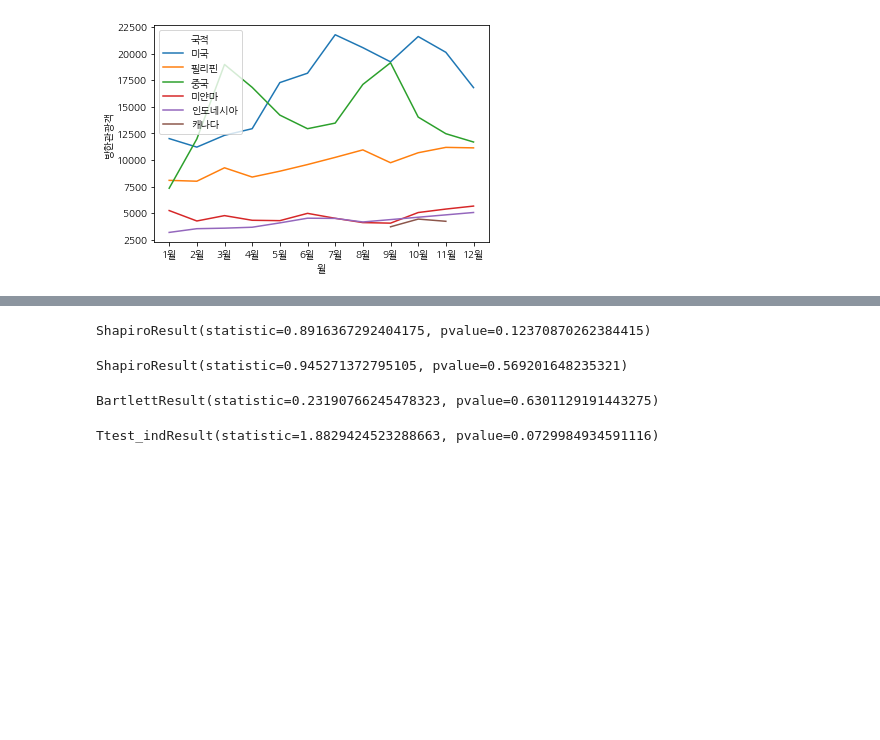
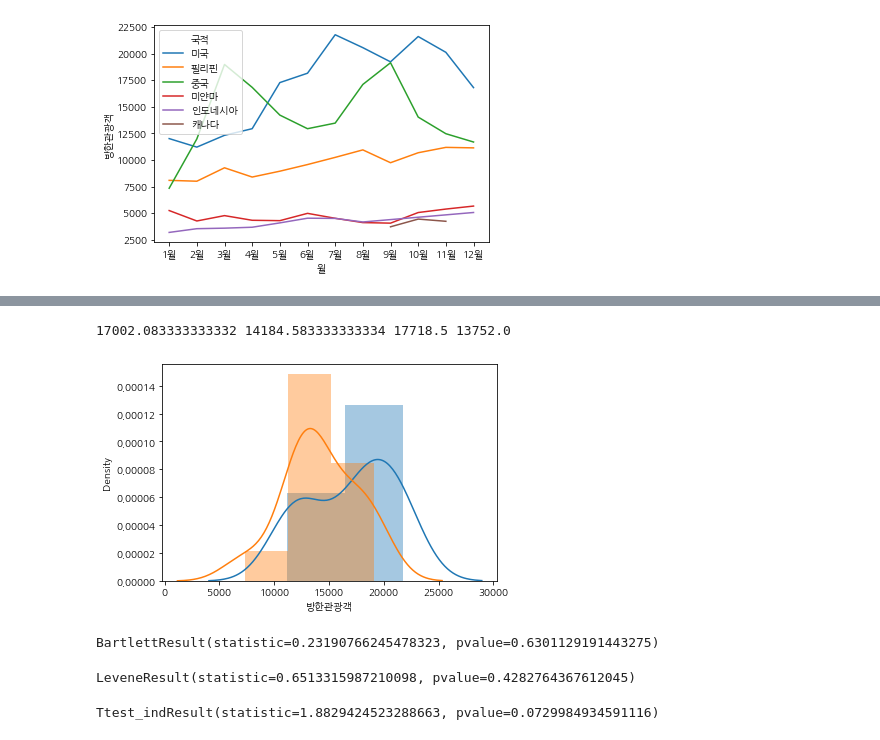
Before and after one commit to SDA2022/SDA-Project, a Jupyter notebook: 방한여행(국적별).ipynb, the cells around one changed output, grey strips where cells are left out. Drawn from its saved outputs; the diff is of its cells as text; code cells hidden in the pictures; blank space fills up the shorter version.

Commit message:
국가별 방한여행객 조사
데이터 다운/데이터 추출 및 병합/월별 방한여행객 lienplot/미국과 중국간의 방한여행객차이 t-test

```diff
--- a/방한여행(국적별).ipynb
+++ b/방한여행(국적별).ipynb
@@ -68,23 +95,32 @@ data_ch=data[data["국적"]=="중국"]
 # %%
-from scipy.stats import shapiro
-shapiro(data_usa["방한관광객"])
-#정규성 있음
+fig,ax=plt.subplots()
+sns.distplot(data_usa["방한관광객"],ax=ax)
+sns.distplot(data_ch["방한관광객"],ax=ax)
+print(np.mean(data_usa["방한관광객"]),np.mean(data_ch["방한관광객"]),np.median(data_usa["방한관광객"]),np.median(data_ch["방한관광객"]))
+
+#distplot을 그려보고 두 집단의 평균과 중앙값을 확인해보았을 때, 두 집단의 분포가 비슷한 것을 확인할 수 있다
 # %% [output]
-ShapiroResult(statistic=0.8916367292404175, pvalue=0.12370870262384415)
+17002.083333333332 14184.583333333334 17718.5 13752.0
+[figure, added]
 # %%
-shapiro(data_ch["방한관광객"])
-#정규성 있음
+stats.bartlett(data_usa["방한관광객"],data_ch["방한관광객"])
+#등분산성 만족
 # %% [output]
-ShapiroResult(statistic=0.945271372795105, pvalue=0.569201648235321)
+BartlettResult(statistic=0.23190766245478323, pvalue=0.6301129191443275)
 # %%
-stats.bartlett(data_usa["방한관광객"],data_ch["방한관광객"])
+stats.levene(data_usa["방한관광객"],data_ch["방한관광객"])
 #등분산성 만족
 # %% [output]
-BartlettResult(statistic=0.23190766245478323, pvalue=0.6301129191443275)
+LeveneResult(statistic=0.6513315987210098, pvalue=0.4282764367612045)
 # %%
-from scipy.stats import ttest_ind
-ttest_ind(data_usa["방한관광객"],data_ch["방한관광객"])
-#데이터 간의 유의미한 차이가 있음
-#따라서 미국을 기준으로 2021년 방한 목적에 대해 분석해봄
+#qqplot을 그렸을 때 두집단 모두 정규성을 가지는 것으로 보였는데 shapiro 검정을 해보니 모두 p-value가 0.05보다 높게 나왔다
+#distplot을 그려보고 bartlett과 levene로 검정해본 결과 둘다 모두 p값은 0.05보다 높게 나왔지만 두집단 모두 정규성을 가지고 있기 때문에 bartlett의 p-value를 고려한다
+#따라서 정규성과 등분산성을 가지므로 two way t test를 해준다
-# %% [output]
-Ttest_indResult(statistic=1.8829424523288663, pvalue=0.0729984934591116)
+# %%
+from scipy.stats import ttest_ind
+ttest_ind(data_usa["방한관광객"],data_ch["방한관광객"])
+#데이터 간의 유의미한 차이가 없다는 것을 알 수 있음
+#미국과 중국간의 방한여행객의 유의미한 차이가 없다
+#따라서 5월을 기준으로 방한여행객수가 더 높았던 미국을 기준으로 2021년 방한 목적에 대해 분석해봄
+# %% [output]
+Ttest_indResult(statistic=1.8829424523288663, pvalue=0.0729984934591116)
```
Also changed, not shown: parts of 5 cells of this notebook.
